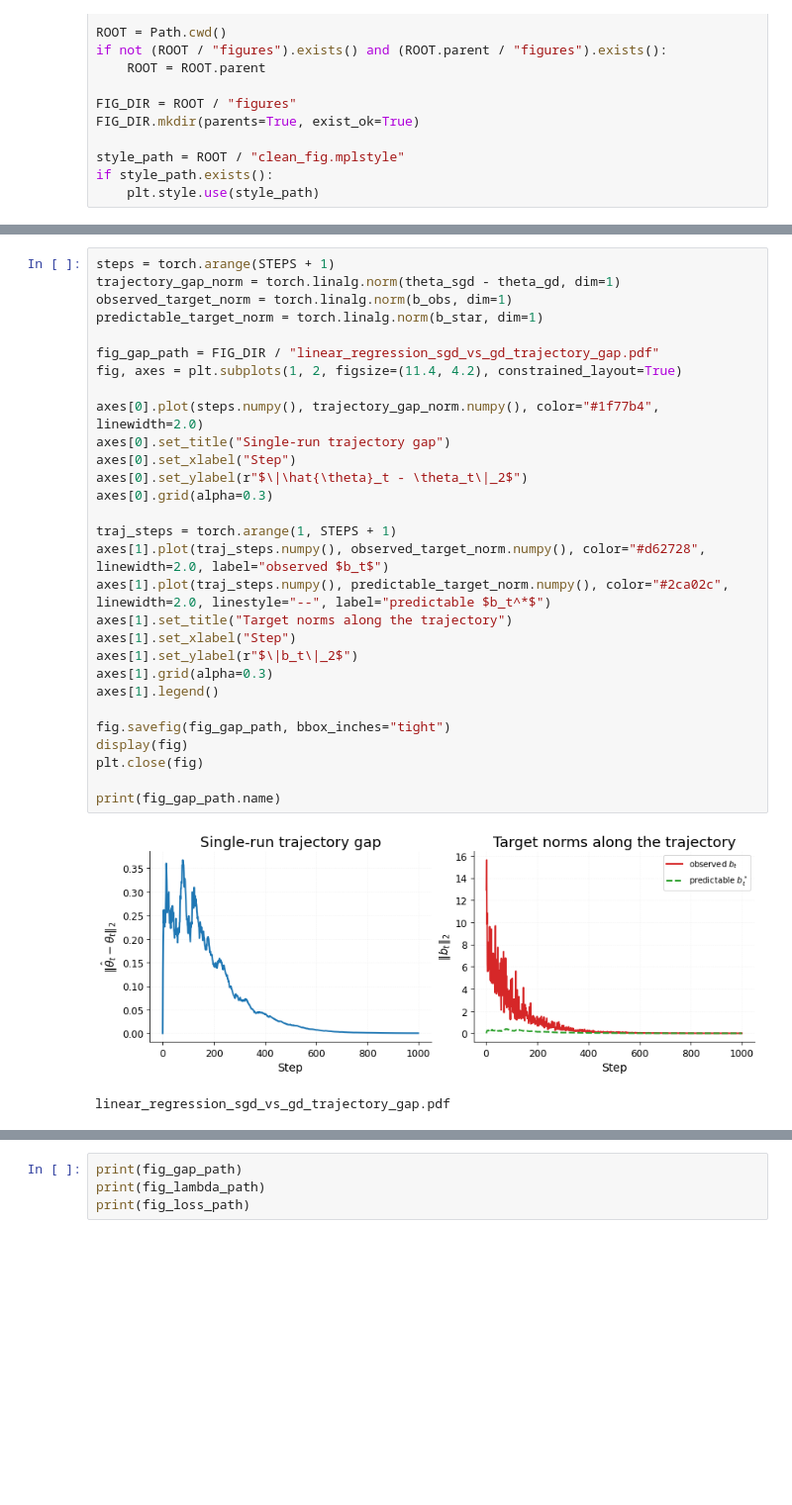
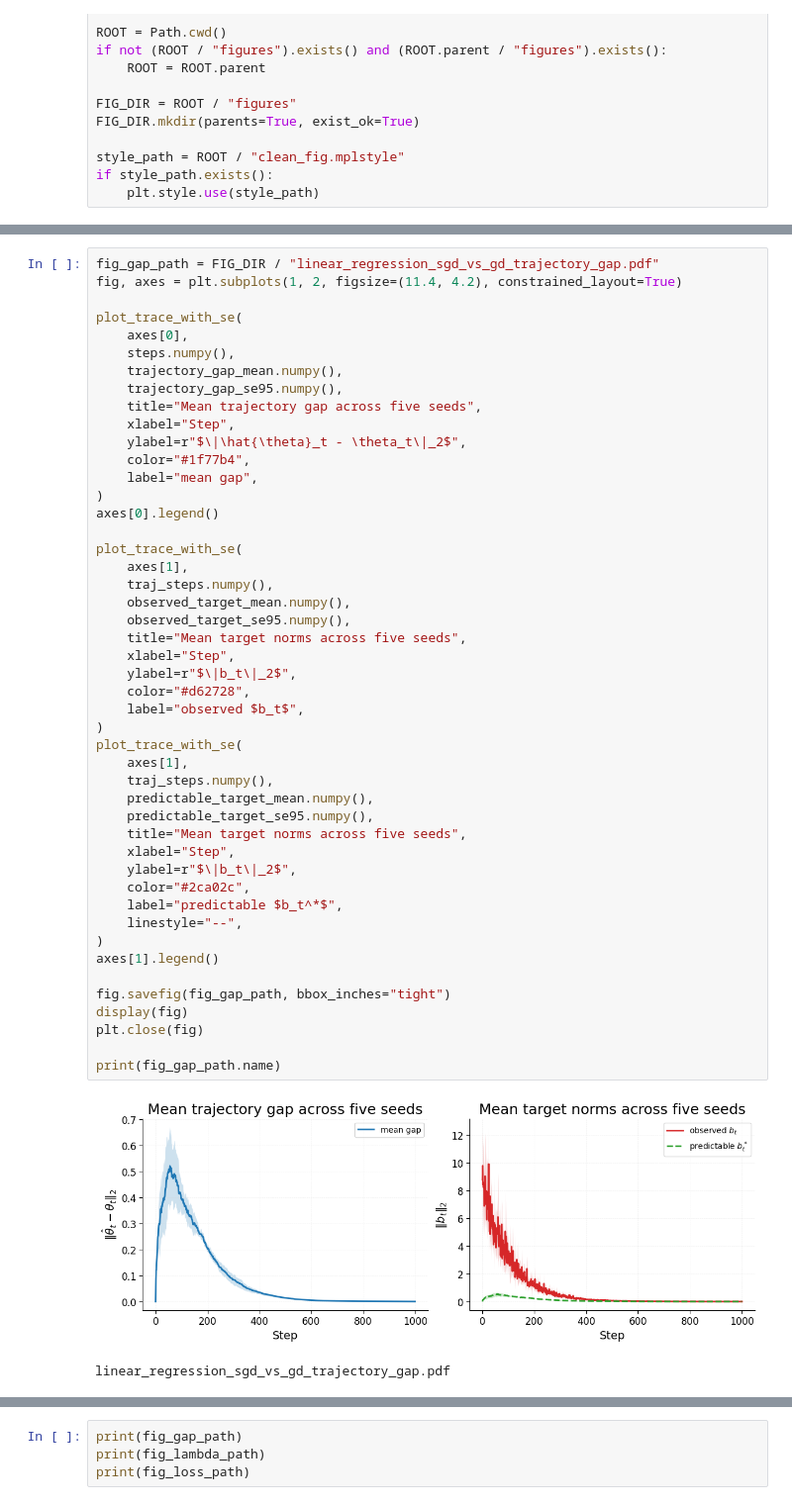
Before and after one commit to jrudoler/estimating-implicit-regularization, a Jupyter notebook: notebooks/linear-regression-trajectory-sgd-vs-gd.ipynb, the cells around one changed output, grey strips where cells are left out. Shown at 99% size. Drawn from its saved outputs; the diff is of its cells as text; blank space fills up the shorter version.

```diff
--- a/notebooks/linear-regression-trajectory-sgd-vs-gd.ipynb
+++ b/notebooks/linear-regression-trajectory-sgd-vs-gd.ipynb
@@ -181,34 +266,52 @@ The first figure tracks the norm gap between the SGD and full-batch GD iterates
 # %%
-steps = torch.arange(STEPS + 1)
-trajectory_gap_norm = torch.linalg.norm(theta_sgd - theta_gd, dim=1)
-observed_target_norm = torch.linalg.norm(b_obs, dim=1)
-predictable_target_norm = torch.linalg.norm(b_star, dim=1)
-
 fig_gap_path = FIG_DIR / "linear_regression_sgd_vs_gd_trajectory_gap.pdf"
 fig, axes = plt.subplots(1, 2, figsize=(11.4, 4.2), constrained_layout=True)
 
-axes[0].plot(steps.numpy(), trajectory_gap_norm.numpy(), color="#1f77b4", linewidth=2.0)
-axes[0].set_title("Single-run trajectory gap")
-axes[0].set_xlabel("Step")
-axes[0].set_ylabel(r"$\|\hat{\theta}_t - \theta_t\|_2$")
-axes[0].grid(alpha=0.3)
+plot_trace_with_se(
+    axes[0],
+    steps.numpy(),
+    trajectory_gap_mean.numpy(),
+    trajectory_gap_se95.numpy(),
+    title="Mean trajectory gap across five seeds",
+    xlabel="Step",
+    ylabel=r"$\|\hat{\theta}_t - \theta_t\|_2$",
+    color="#1f77b4",
+    label="mean gap",
+)
+axes[0].legend()
 
-traj_steps = torch.arange(1, STEPS + 1)
-axes[1].plot(traj_steps.numpy(), observed_target_norm.numpy(), color="#d62728", linewidth=2.0, label="observed $b_t$")
-axes[1].plot(traj_steps.numpy(), predictable_target_norm.numpy(), color="#2ca02c", linewidth=2.0, linestyle="--", label="predictable $b_t^*$")
-axes[1].set_title("Target norms along the trajectory")
-axes[1].set_xlabel("Step")
-axes[1].set_ylabel(r"$\|b_t\|_2$")
-axes[1].grid(alpha=0.3)
+plot_trace_with_se(
+    axes[1],
+    traj_steps.numpy(),
+    observed_target_mean.numpy(),
+    observed_target_se95.numpy(),
+    title="Mean target norms across five seeds",
+    xlabel="Step",
+    ylabel=r"$\|b_t\|_2$",
+    color="#d62728",
+    label="observed $b_t$",
+)
+plot_trace_with_se(
+    axes[1],
+    traj_steps.numpy(),
+    predictable_target_mean.numpy(),
+    predictable_target_se95.numpy(),
+    title="Mean target norms across five seeds",
+    xlabel="Step",
+    ylabel=r"$\|b_t\|_2$",
+    color="#2ca02c",
+    label="predictable $b_t^*$",
+    linestyle="--",
+)
 axes[1].legend()
 
 fig.savefig(fig_gap_path, bbox_inches="tight")
 display(fig)
 plt.close(fig)
 
 print(fig_gap_path.name)
 # %% [output]
-[figure, old version]
+[figure, new version]
 linear_regression_sgd_vs_gd_trajectory_gap.pdf
 # %% [markdown]
 ## 2) Scalar ridge estimate against timestep
```
Also changed, not shown: parts of 10 cells of this notebook, 8 other files.
